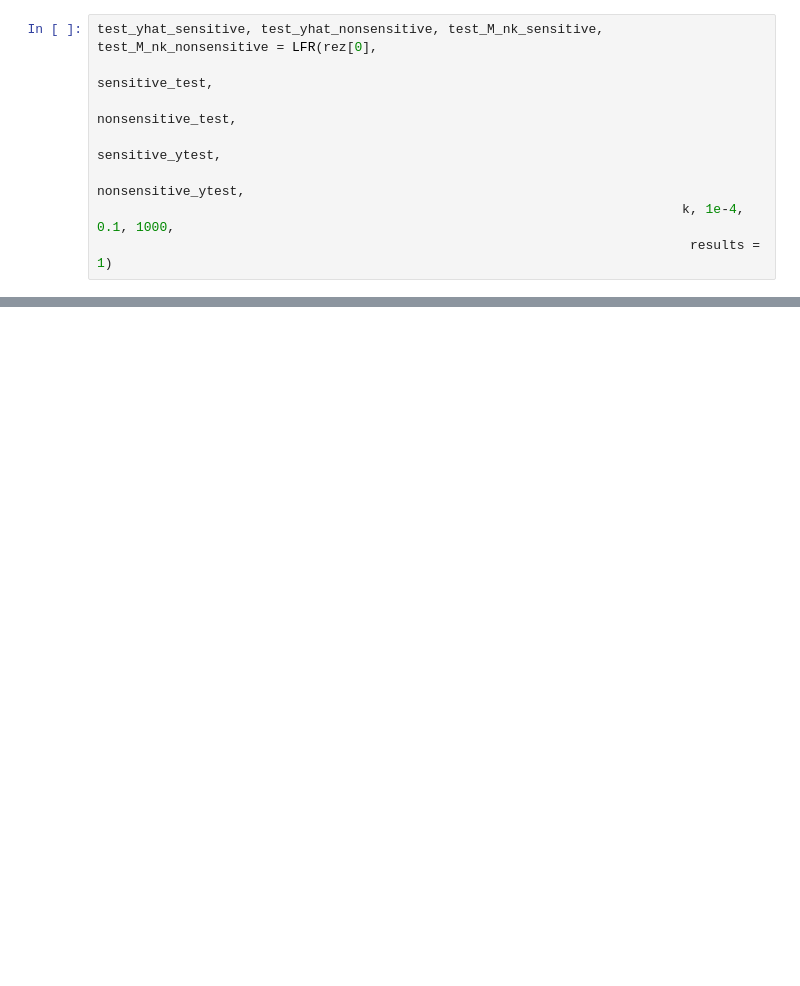
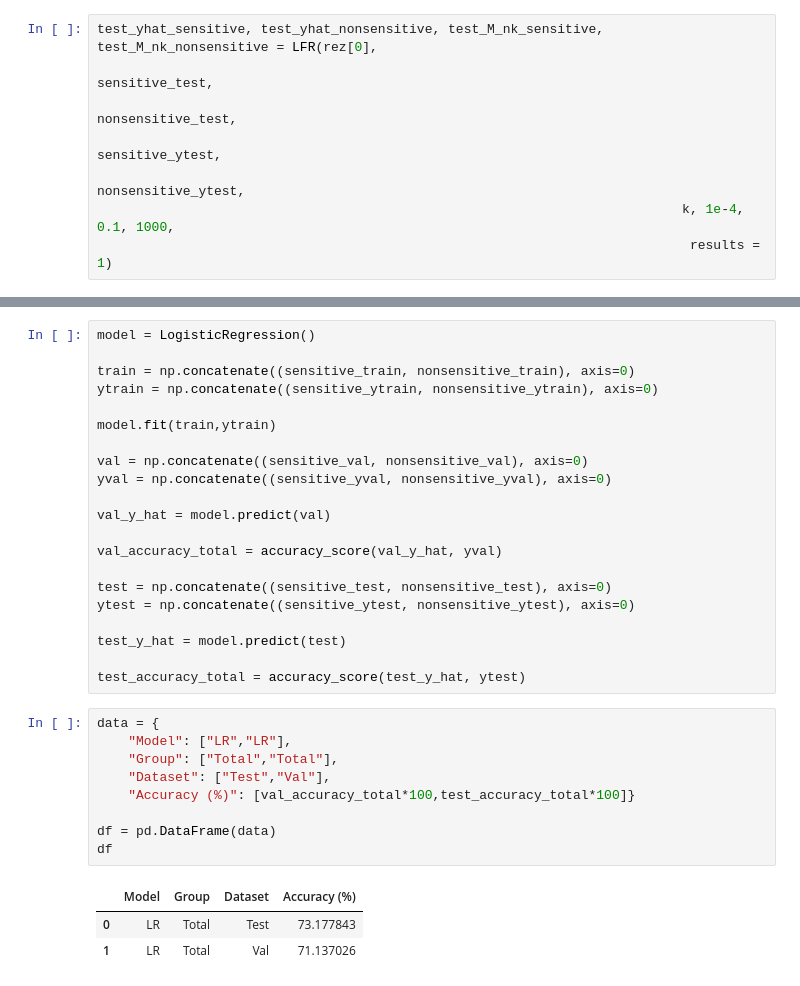
Before and after one commit to angelw29/ADS-Fall23-Project4-MachineLearningFairness-Group-1, a Jupyter notebook: doc/proj4_A1.ipynb, the cells around one changed output, grey strips where cells are left out. Drawn from its saved outputs; the diff is of its cells as text; blank space fills up the shorter version.

```diff
--- a/doc/proj4_A1.ipynb
+++ b/doc/proj4_A1.ipynb
@@ -417,0 +461,34 @@ the test accuracy for overall is: 0.6457725947521866
+# %%
+model = LogisticRegression()
+
+train = np.concatenate((sensitive_train, nonsensitive_train), axis=0)
+ytrain = np.concatenate((sensitive_ytrain, nonsensitive_ytrain), axis=0)
+
+model.fit(train,ytrain)
+
+val = np.concatenate((sensitive_val, nonsensitive_val), axis=0)
+yval = np.concatenate((sensitive_yval, nonsensitive_yval), axis=0)
+
+val_y_hat = model.predict(val)
+
+val_accuracy_total = accuracy_score(val_y_hat, yval)
+
+test = np.concatenate((sensitive_test, nonsensitive_test), axis=0)
+ytest = np.concatenate((sensitive_ytest, nonsensitive_ytest), axis=0)
+
+test_y_hat = model.predict(test)
+
+test_accuracy_total = accuracy_score(test_y_hat, ytest)
+# %%
+data = {
+    "Model": ["LR","LR"],
+    "Group": ["Total","Total"],
+    "Dataset": ["Test","Val"],
+    "Accuracy (%)": [val_accuracy_total*100,test_accuracy_total*100]}
+
+df = pd.DataFrame(data)
+df
+# %% [output]
+|  | Model | Group | Dataset | Accuracy (%) |
+| 0 | LR | Total | Test | 73.177843 |
+| 1 | LR | Total | Val | 71.137026 |
```
Also changed, not shown: parts of 12 cells of this notebook, 2 other files.
